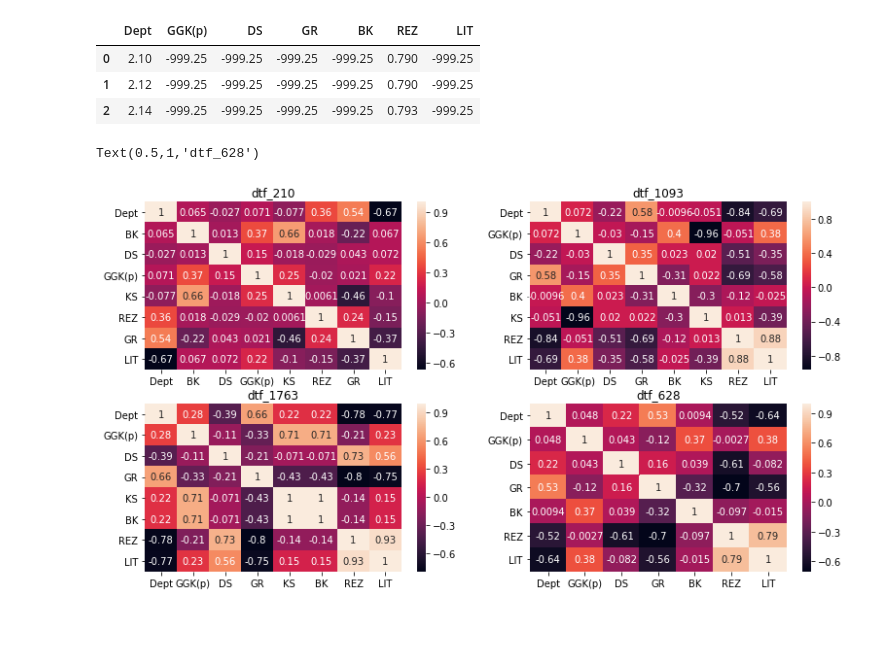
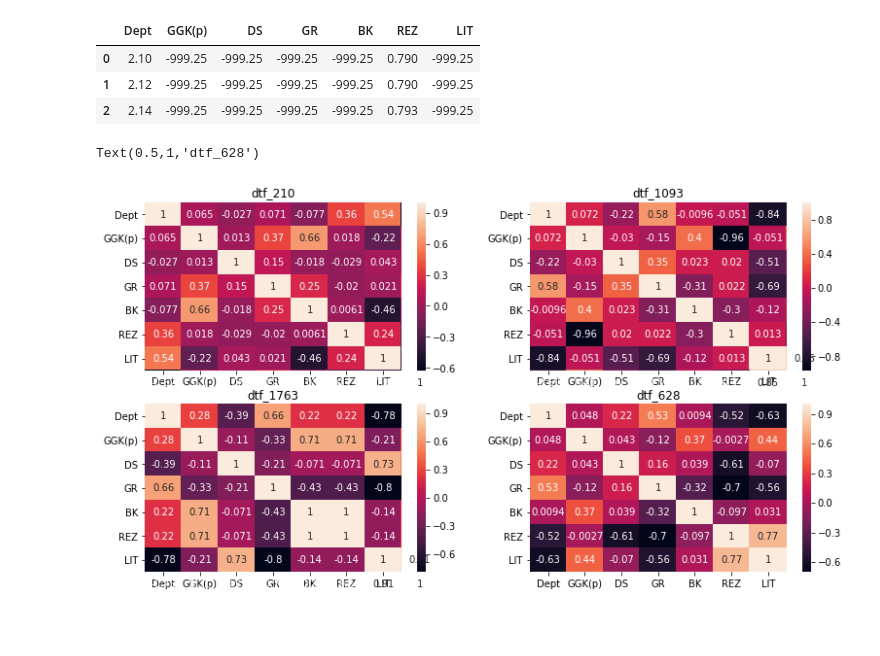
Before and after one commit to churnikov/carrot, a Jupyter notebook: nikita/digdes_data_analysis.ipynb, the cells around one changed output. Drawn from its saved outputs; the diff is of its cells as text; code cells hidden in the pictures.

Commit message:
Updated computations with new data

```diff
--- a/nikita/digdes_data_analysis.ipynb
+++ b/nikita/digdes_data_analysis.ipynb
@@ -41,3 +41,5 @@ import seaborn as sns
 ## Загрузка данных
 # %% [markdown]
 Загружаем расшифровки литологий
+# %%
+data_source = '../data/digdes-data/coal-wells-1/'
@@ -76,13 +72,13 @@ def print_value_counts_maped(dtf, val):
 # %% [markdown]
 ### Одиночные скважины
 # %%
-dtf_210 = pd.read_csv('../data/digdes-data/coal-wells/210.csv', sep=';', decimal=',', encoding='cp1251')
+dtf_210 = pd.read_csv(data_source + '210.csv', sep=';', decimal=',', encoding='cp1251')
 # Заменяем столбцы dtf_210 на общепринятые
 dtf_210.columns = ['Dept', 'BK', 'DS', 'GGK(p)', 'KS', 'REZ', 'GR', 'LIT']
 
-dtf_628 = pd.read_csv('../data/digdes-data/coal-wells/628.csv', sep=';', decimal=',', encoding='cp1251')
-dtf_1763 = pd.read_csv('../data/digdes-data/coal-wells/1763.csv',  sep=';', decimal=',', encoding='cp1251')
-dtf_1093 = pd.read_csv('../data/digdes-data/coal-wells/1093.csv',  sep=';', decimal=',', encoding='cp1251')
+dtf_628 = pd.read_csv(data_source + '628.csv', sep=';', decimal=',', encoding='cp1251')
+dtf_1763 = pd.read_csv(data_source + '1763.csv',  sep=';', decimal=',', encoding='cp1251')
+dtf_1093 = pd.read_csv(data_source + '1093.csv',  sep=';', decimal=',', encoding='cp1251')
 # %%
 dtf_210.shape, dtf_628.shape, dtf_1763.shape, dtf_1093.shape
 # %% [output]
@@ -121,18 +123,18 @@ dtf_1763[dtf_1763 == -999.25] = np.nan
 dtf_1093[dtf_1093 == -999.25] = np.nan
 dtf_628[dtf_628 == -999.25] = np.nan
 # %%
-fig, axis = plt.subplots(2, 2, figsize=(13, 7))
+fig, axis = plt.subplots(2, 2, figsize=(13, 7), sharex=True, sharey=True)
 sns.heatmap(dtf_210.corr(), annot=True, ax=axis[0, 0])
 axis[0, 0].set_title('dtf_210')
 sns.heatmap(dtf_1093.corr(), annot=True, ax=axis[0, 1])
 axis[0, 1].set_title('dtf_1093')
 sns.heatmap(dtf_1763.corr(), annot=True, ax=axis[1, 0])
 axis[1, 0].set_title('dtf_1763')
 sns.heatmap(dtf_628.corr(), annot=True, ax=axis[1, 1])
 axis[1, 1].set_title('dtf_628')
 # %% [output]
 Text(0.5,1,'dtf_628')
-[figure, old version]
+[figure, new version]
 # %% [markdown]
 ####
 # %% [markdown]
```
Also changed, not shown: parts of 21 cells of this notebook.
